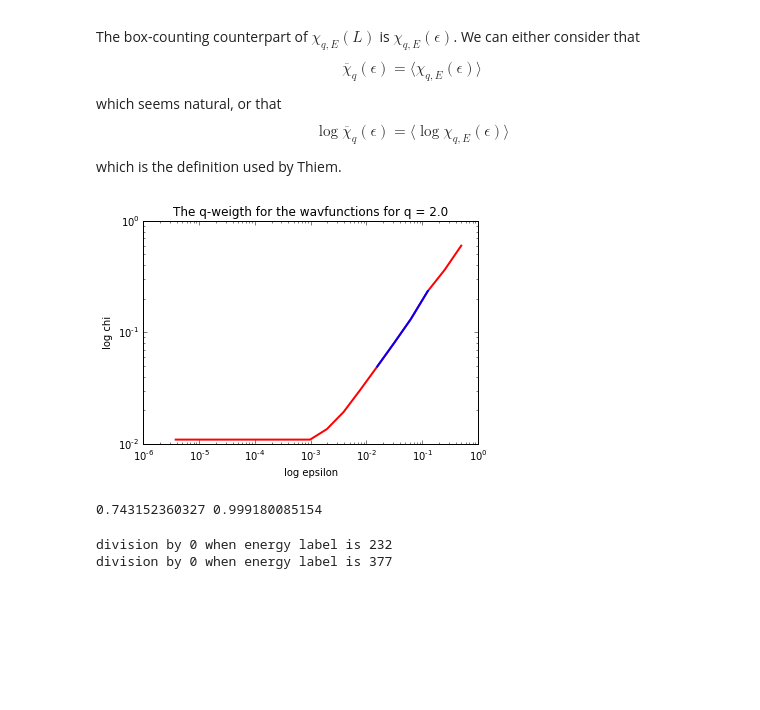
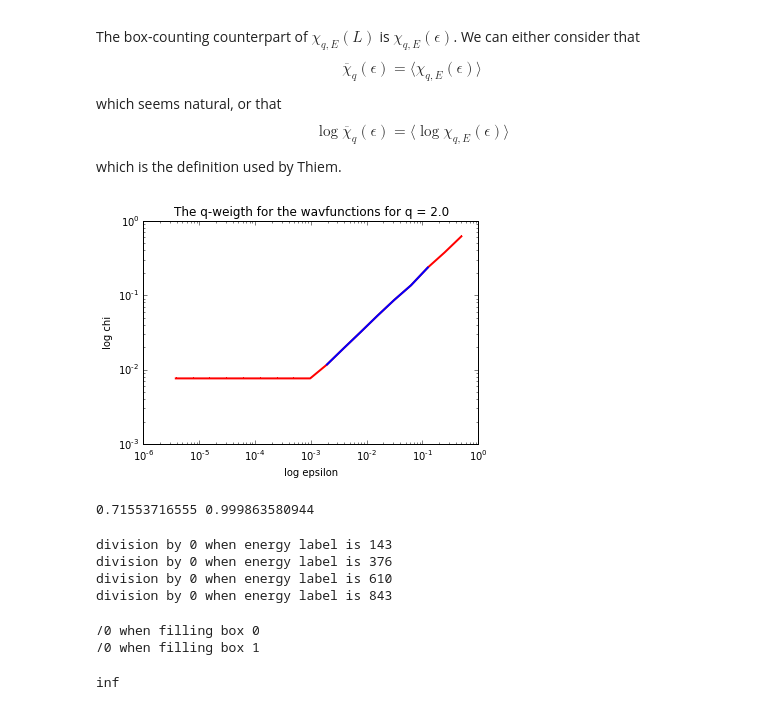
Before and after one commit to Yukee/spectrum_quasicrystals, a Jupyter notebook: Fibonacci/box_counting.ipynb, the cells around one changed output. Saved outputs shown, nothing was run; the diff lists cells and outputs as text; code cells hidden in the pictures; blank space fills up the shorter version.

```diff
--- a/Fibonacci/box_counting.ipynb
+++ b/Fibonacci/box_counting.ipynb
@@ -109,7 +113,7 @@ We can as well compute the fractal dimensions of the local spectral measure $\mu
 """ build the Fibonacci tight-binding hamiltonian """
 
 # couplings
-tw = 0.5
+tw = 0.9
 ts = 1.
 
 # compute Fibonacci numbers
@@ -142,7 +146,9 @@ for i in range(L-1):
 hp = np.zeros((L,L))
 for i in range(L-1):
     hp[i,i+1] = jump(i+1)
-    hp[i+1,i] = h[i,i+1]
+    hp[i+1,i] = hp[i,i+1]
+    hp[0,L-1] = jump(L-1)
+    hp[L-1,0] = hp[0,L-1]
 
 # construct the "band", to use eig_banded method (free boundary conditions)
 # there is 1 band above the diagonal, so a_band has shape (2,L)
@@ -335,27 +341,27 @@ qwList = [av_qWeight(vec, epsilon, q) for epsilon in epsilonRange]
 # %%
 """ data regression """
 
-min, max = 12, -2
+min, max = 9, -2
 epsilonRange2 = epsilonRange[min:max]
 qwList2 = qwList[min:max]
 
 plt.title('The q-weigth for the wavfunctions for q = ' + str(q))
 plt.xlabel('log epsilon')
 plt.ylabel('log chi')
 #plt.axis([0,L+1,-2.,2.])
 plt.loglog(epsilonRange, qwList,'-,r',markersize=3., linewidth=2.)
 plt.loglog(epsilonRange2, qwList2,'-,b',markersize=3., linewidth=2.)
 plt.show()
 
 # data in log-log scale
 logQW = [math.log(qw) for qw in qwList2]
 logEps = [math.log(eps) for eps in epsilonRange2]
 
 slope, intercept, r_value, p_value, std_err = stats.linregress(logEps,logQW)
 print(slope, r_value)
 # %% [output]
-[figure, old version]
+[figure, new version]
-0.743152360327 0.999180085154
+0.71553716555 0.999863580944
 # %%
 # set numpy to raise division by 0 events
 np.seterr(all='warn', divide='raise')
@@ -366,8 +372,10 @@ for e in range(L):
     except FloatingPointError:
         print('division by 0 when energy label is ' + str(e))
 # %% [output]
-division by 0 when energy label is 232
-division by 0 when energy label is 377
+division by 0 when energy label is 143
+division by 0 when energy label is 376
+division by 0 when energy label is 610
+division by 0 when energy label is 843
 # %%
 """ local modif of the qWeight function to localize the division by 0 """
 
@@ -412,3 +420,11 @@ def qWeightTry(s, w, epsilon, q):
     else: print('Box size '+str(epsilon)+' does not divide 1! Adding the data point nevertheless')
 
     return qw
+# %%
+e1, e2, e3, e4 = 143, 376, 610, 843
+
+qWeightTry(s, abs(vec[:,e1])**2, 0.25, -11.)
+# %% [output]
+/0 when filling box 0
+/0 when filling box 1
+inf
```
Also changed, not shown: parts of 19 cells of this notebook, 2 other files.
